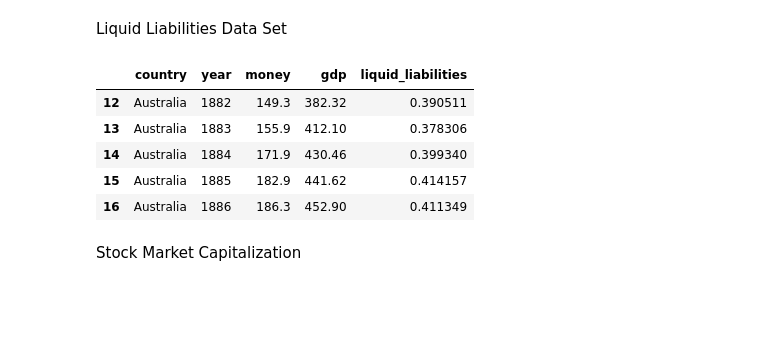
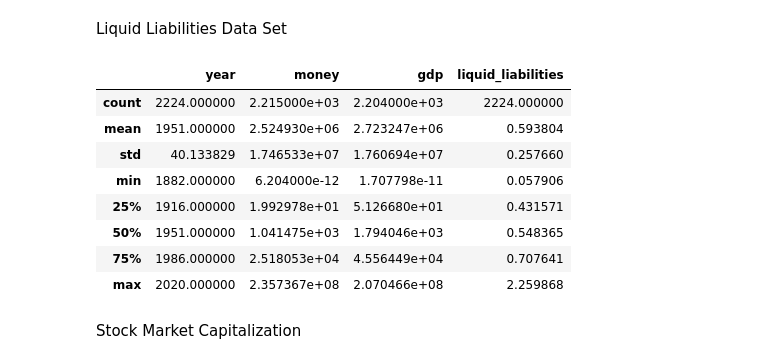
Before and after one commit to LorenzoAlessandro/Panel-Data-Project-Financial-Econometrics, a Jupyter notebook: Data/DATA EXTRACTION AND PANEL DATASET CREATION.ipynb, the cells around one changed output. Drawn from its saved outputs; the diff is of its cells as text; code cells hidden in the pictures; blank space fills up the shorter version.

```diff
--- a/Data/DATA EXTRACTION AND PANEL DATASET CREATION.ipynb
+++ b/Data/DATA EXTRACTION AND PANEL DATASET CREATION.ipynb
@@ -339,15 +390,16 @@ country_replace = {
 
 df_Liquid_Liabilities["country"] = df_Liquid_Liabilities["country"].replace(country_replace)
 df_Liquid_Liabilities = df_Liquid_Liabilities[df_Liquid_Liabilities["country"].isin(Project_Countries)]
-# Germany (1914–1923)
+
+# Germany (1939–1945)
 
 ger_money_ritschl = {
-    1939:  63278,
-    1940:  82882,
-    1941:  99844,
-    1942:  129153,
-    1943:  164405,
-    1944: 210798,
+    1939:  6.3278,
+    1940:  8.2882,
+    1941:  9.9844,
+    1942:  12.9153,
+    1943:  16.4405,
+    1944: 21.0798,
 }
 
 for year, value in ger_money_ritschl.items():
@@ -403,41 +455,43 @@ def interpolate_liq_for_country_years(df, country, start_year, end_year):
     df.loc[mask_country & mask_gap, "liquid_liabilities"] = df_country.loc[mask_gap, "liq_interp"].values
     return df
 
 # Japan (1945)
 df_Liquid_Liabilities = interpolate_liq_for_country_years(df_Liquid_Liabilities, "Japan", 1945, 1945)
 
 # Netherlands (1942–1944)
 df_Liquid_Liabilities = interpolate_liq_for_country_years(df_Liquid_Liabilities, "Netherlands", 1942, 1944)
 
 # Spain (1940)
 df_Liquid_Liabilities = interpolate_liq_for_country_years(df_Liquid_Liabilities, "Spain", 1940, 1940)
 
 # Germany (1923–1924)
 df_Liquid_Liabilities = interpolate_liq_for_country_years(df_Liquid_Liabilities, "Germany", 1923, 1924)
 
 # Germany (1945–1947)
 df_Liquid_Liabilities = interpolate_liq_for_country_years(df_Liquid_Liabilities, "Germany", 1945, 1947)
 
 # Wasn't mentioned in the paper but Norway has missing data for 1940 to 1945, applying same logic of linear interpolation
 df_Liquid_Liabilities = interpolate_liq_for_country_years(df_Liquid_Liabilities, "Norway", 1940, 1945)
 
 # Same for the Nethertheralns 1914 1921
 df_Liquid_Liabilities = interpolate_liq_for_country_years(df_Liquid_Liabilities, "Netherlands", 1914, 1921)
 df_Liquid_Liabilities = interpolate_liq_for_country_years(df_Liquid_Liabilities, "Netherlands", 1940, 1941)
 
 
 
 df_Liquid_Liabilities = df_Liquid_Liabilities[(df_Liquid_Liabilities['year'] >= 1882) & (df_Liquid_Liabilities['year'] <= 2020)]
 
-
-df_Liquid_Liabilities.head()
+df_Liquid_Liabilities.describe()
 # %% [output]
-|  | country | year | money | gdp | liquid_liabilities |
-| 12 | Australia | 1882 | 149.3 | 382.32 | 0.390511 |
-| 13 | Australia | 1883 | 155.9 | 412.10 | 0.378306 |
-| 14 | Australia | 1884 | 171.9 | 430.46 | 0.399340 |
-| 15 | Australia | 1885 | 182.9 | 441.62 | 0.414157 |
-| 16 | Australia | 1886 | 186.3 | 452.90 | 0.411349 |
+|  | year | money | gdp | liquid_liabilities |
+| count | 2224.000000 | 2.215000e+03 | 2.204000e+03 | 2224.000000 |
+| mean | 1951.000000 | 2.524930e+06 | 2.723247e+06 | 0.593804 |
+| std | 40.133829 | 1.746533e+07 | 1.760694e+07 | 0.257660 |
+| min | 1882.000000 | 6.204000e-12 | 1.707798e-11 | 0.057906 |
+| 25% | 1916.000000 | 1.992978e+01 | 5.126680e+01 | 0.431571 |
+| 50% | 1951.000000 | 1.041475e+03 | 1.794046e+03 | 0.548365 |
+| 75% | 1986.000000 | 2.518053e+04 | 4.556449e+04 | 0.707641 |
+| max | 2020.000000 | 2.357367e+08 | 2.070466e+08 | 2.259868 |
 # %% [markdown]
 Stock Market Capitalization
 # %%
```
Also changed, not shown: parts of 4 cells of this notebook, 10 other files.
